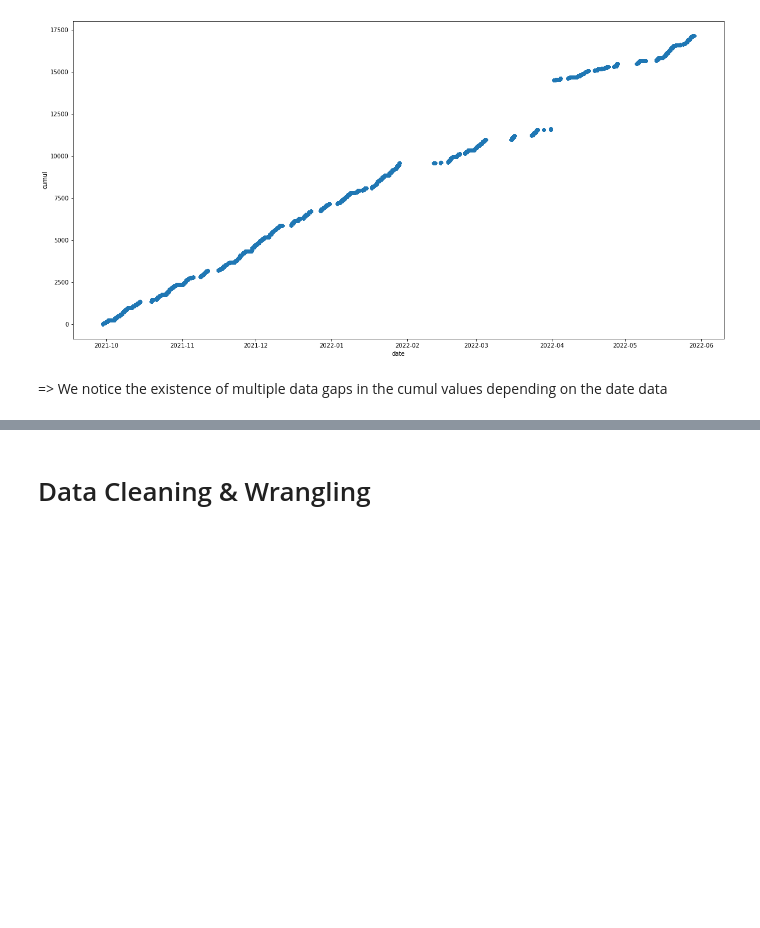
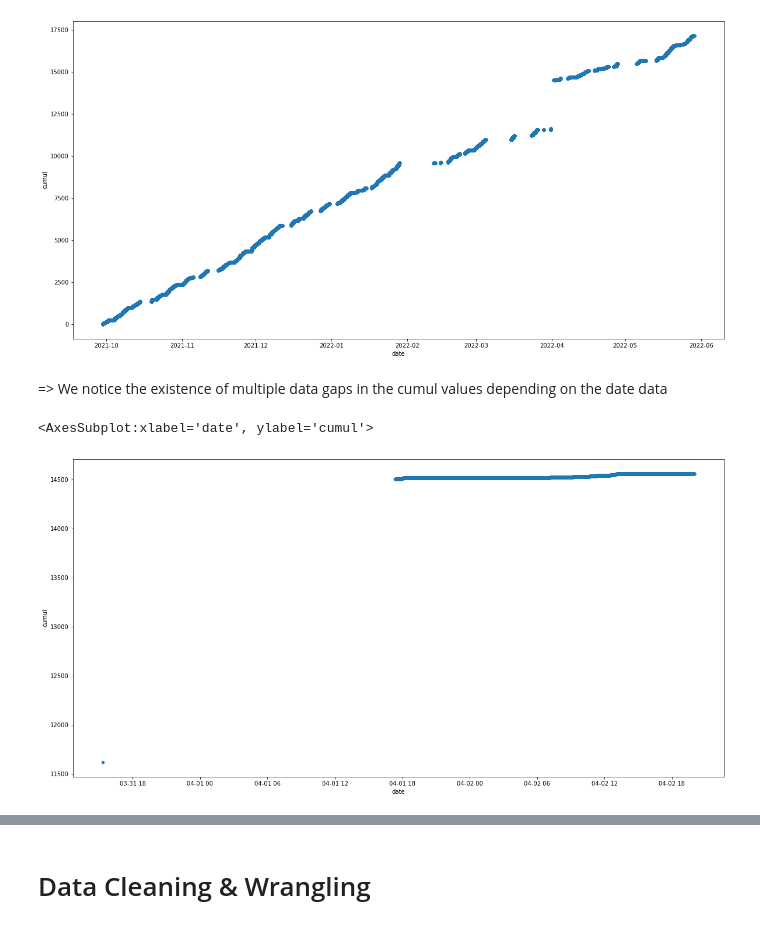
Before and after one commit to Cyrine-afk/Water-Consumption, a Jupyter notebook: Water DB.ipynb, the cells around one changed output, grey strips where cells are left out. Cells and saved outputs as stored; diff of their text form; code cells hidden in the pictures; blank space fills up the shorter version.

Commit message:
Targetting cumul data gap

```diff
--- a/Water DB.ipynb
+++ b/Water DB.ipynb
@@ -235,3 +235,23 @@ water_json_subset[['cumul','date']].plot(kind='scatter', x='date', y='cumul', fi
 [figure]
 # %% [markdown]
 => We notice the existence of multiple data gaps in the cumul values depending on the date data
+# %%
+#checking date data when cumul rows are non-existent
+#show data starting from 31/03/2022 until 02/04/2022
+
+
+#f1 = (water_json_subset["day"] == 31 | water_json_subset["day"] == 1)
+#f2 = (water_json_subset["month"] >= 3) & (water_json_subset["month"] <= 4)
+#f4 = (water_json_subset["cumul"] >= 11616)
+start_date="2022-03-31 15:19:28"
+end_date="2022-04-02 20:00:00"
+f2 = (water_json_subset["date"] >= start_date)
+f3 = (water_json_subset["date"] <= end_date)
+
+cumul_g = water_json_subset.loc[f2 & f3 ]
+
+
+cumul_g[['cumul','date']].plot(kind='scatter', x='date', y='cumul', figsize=(20,10))
+# %% [output]
+<AxesSubplot:xlabel='date', ylabel='cumul'>
+[figure, added]
```
Also changed, not shown: parts of 1 cell of this notebook.
